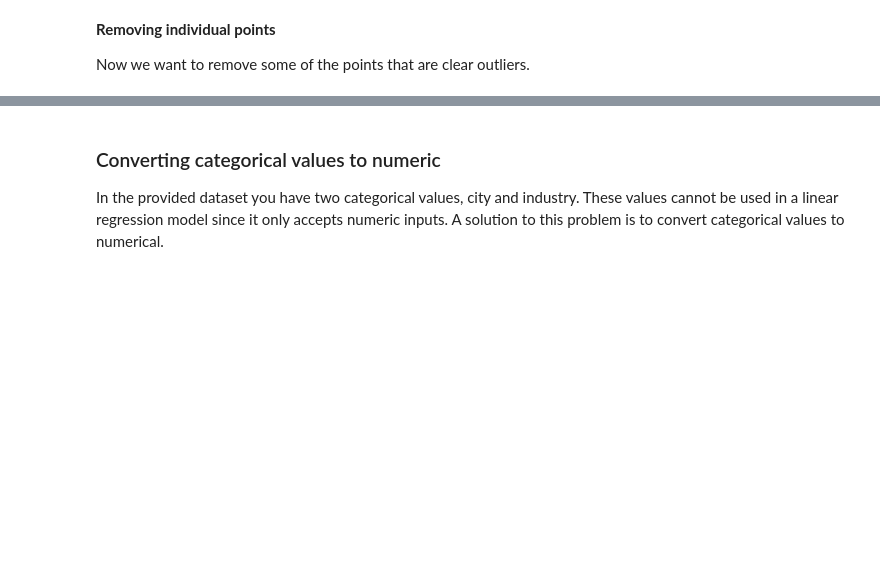
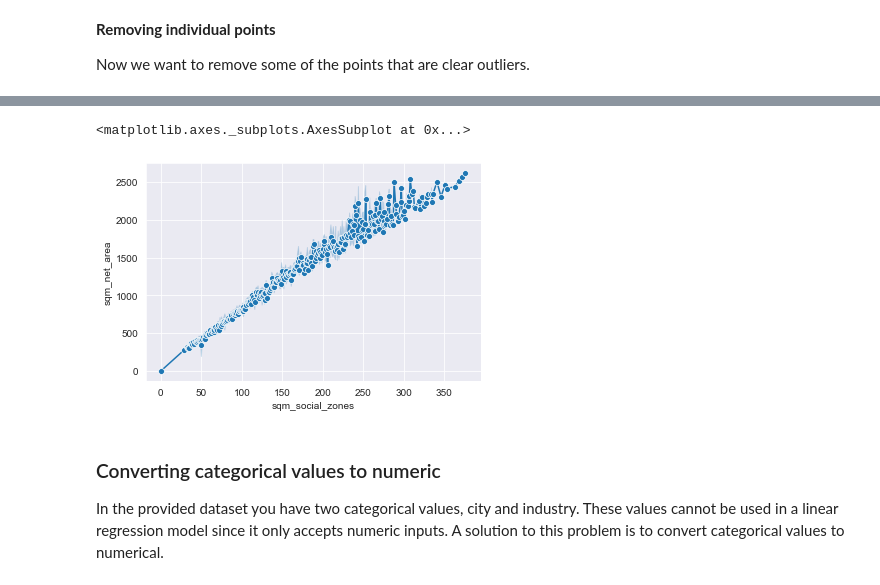
Before and after one commit to arealizeai/code2021-ML-case, a Jupyter notebook: Introduction notebook.ipynb, the cells around one changed output, grey strips where cells are left out. Drawn from its saved outputs; the diff is of its cells as text; code cells hidden in the pictures; blank space fills up the shorter version.

```diff
--- a/Introduction notebook.ipynb
+++ b/Introduction notebook.ipynb
@@ -234,5 +249,8 @@ sns.lineplot(data=new_dataset[new_dataset['sqm_social_zones'] > 40], x='sqm_soci
 # %%
-sns.lineplot(data=new_dataset, x='sqm_social_zones', y='netto_area', marker='o')
+sns.lineplot(data=new_dataset, x='sqm_social_zones', y='sqm_net_area', marker='o')
+# %% [output]
+<matplotlib.axes._subplots.AxesSubplot at 0x...>
+[figure, added]
 # %% [markdown]
 ### Converting categorical values to numeric
 In the provided dataset you have two categorical values, city and industry. These values cannot be used in a linear regression model since it only accepts numeric inputs. A solution to this problem is to convert categorical values to numerical.
```
Also changed, not shown: parts of 8 cells of this notebook.
